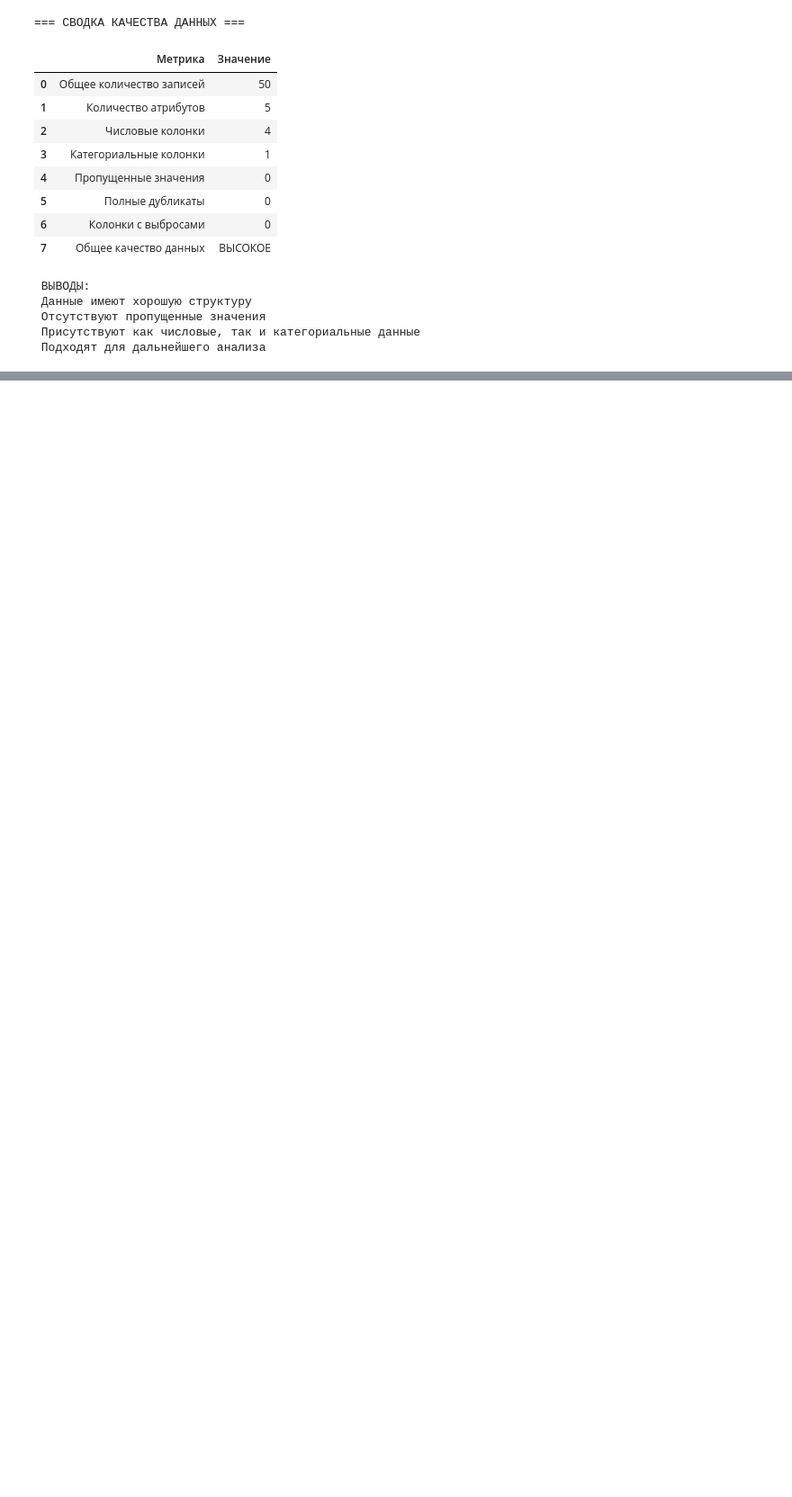
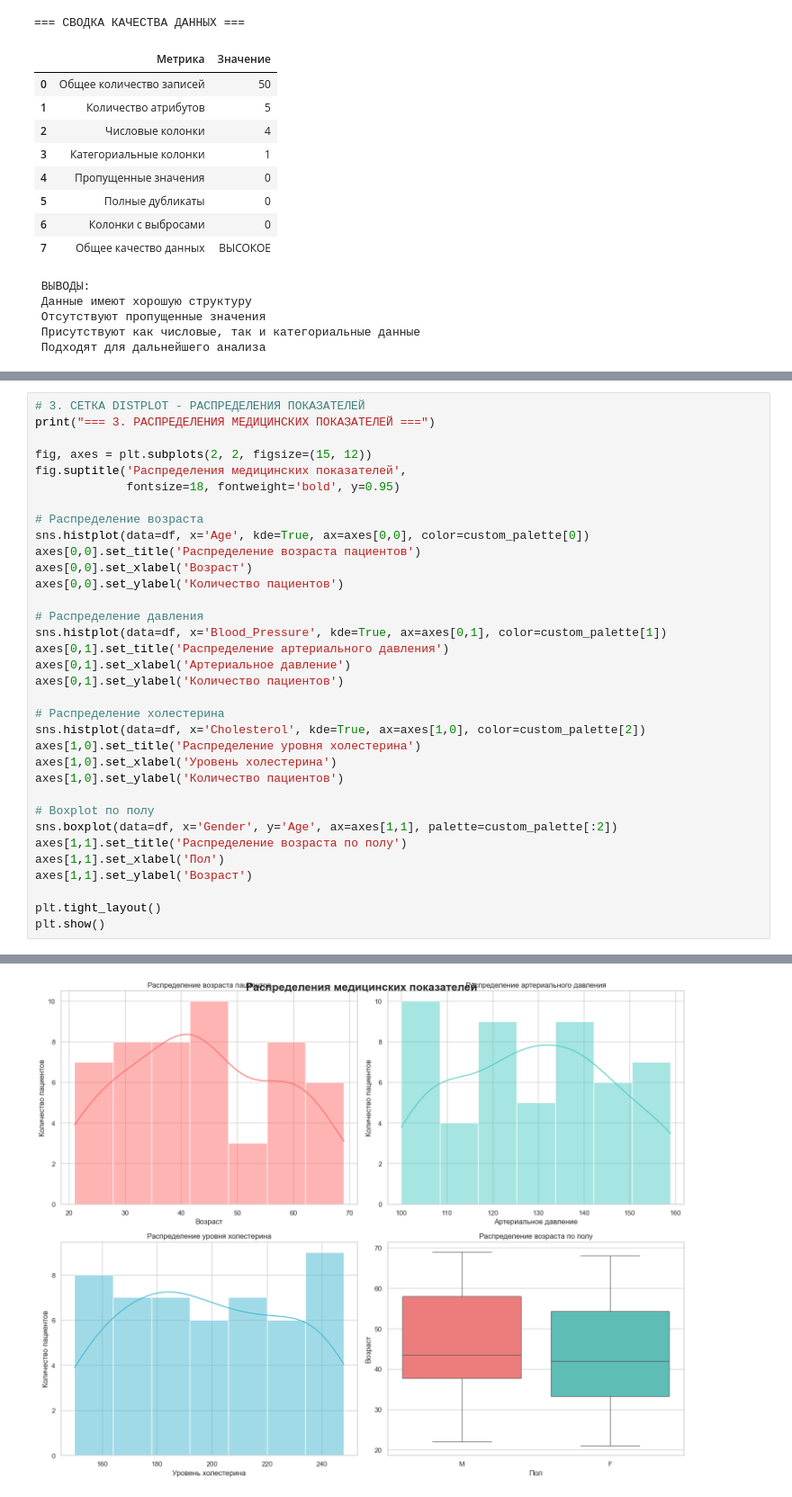
Before and after one commit to samoylovaann333/data_ingeneering, a Jupyter notebook: notebooks/EDA.ipynb, the cells around one changed output, grey strips where cells are left out. Shown: that part at 90% size. Drawn from its saved outputs; the diff is of its cells as text; blank space fills up the shorter version.

```diff
--- a/notebooks/EDA.ipynb
+++ b/notebooks/EDA.ipynb
@@ -292,0 +335,35 @@ print(" Подходят для дальнейшего анализа")
+# %%
+# 3. СЕТКА DISTPLOT - РАСПРЕДЕЛЕНИЯ ПОКАЗАТЕЛЕЙ
+print("=== 3. РАСПРЕДЕЛЕНИЯ МЕДИЦИНСКИХ ПОКАЗАТЕЛЕЙ ===")
+
+fig, axes = plt.subplots(2, 2, figsize=(15, 12))
+fig.suptitle('Распределения медицинских показателей',
+             fontsize=18, fontweight='bold', y=0.95)
+
+# Распределение возраста
+sns.histplot(data=df, x='Age', kde=True, ax=axes[0,0], color=custom_palette[0])
+axes[0,0].set_title('Распределение возраста пациентов')
+axes[0,0].set_xlabel('Возраст')
+axes[0,0].set_ylabel('Количество пациентов')
+
+# Распределение давления
+sns.histplot(data=df, x='Blood_Pressure', kde=True, ax=axes[0,1], color=custom_palette[1])
+axes[0,1].set_title('Распределение артериального давления')
+axes[0,1].set_xlabel('Артериальное давление')
+axes[0,1].set_ylabel('Количество пациентов')
+
+# Распределение холестерина
+sns.histplot(data=df, x='Cholesterol', kde=True, ax=axes[1,0], color=custom_palette[2])
+axes[1,0].set_title('Распределение уровня холестерина')
+axes[1,0].set_xlabel('Уровень холестерина')
+axes[1,0].set_ylabel('Количество пациентов')
+
+# Boxplot по полу
+sns.boxplot(data=df, x='Gender', y='Age', ax=axes[1,1], palette=custom_palette[:2])
+axes[1,1].set_title('Распределение возраста по полу')
+axes[1,1].set_xlabel('Пол')
+axes[1,1].set_ylabel('Возраст')
+
+plt.tight_layout()
+plt.show()
+# %% [output]
@@ -292,0 +371 @@ print(" Подходят для дальнейшего анализа")
+[figure, added]
```
Also changed, not shown: parts of 10 cells of this notebook, 2 other files.
